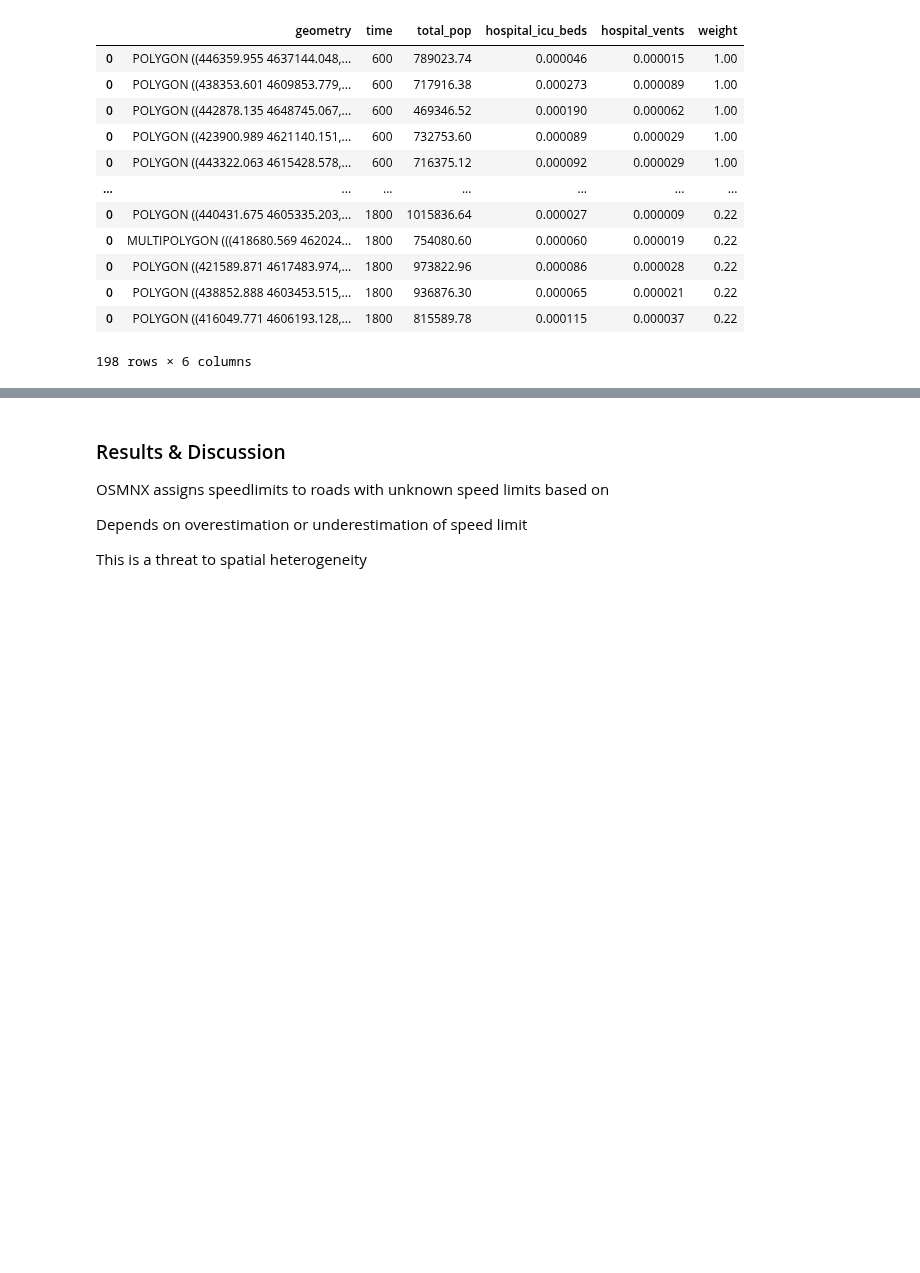
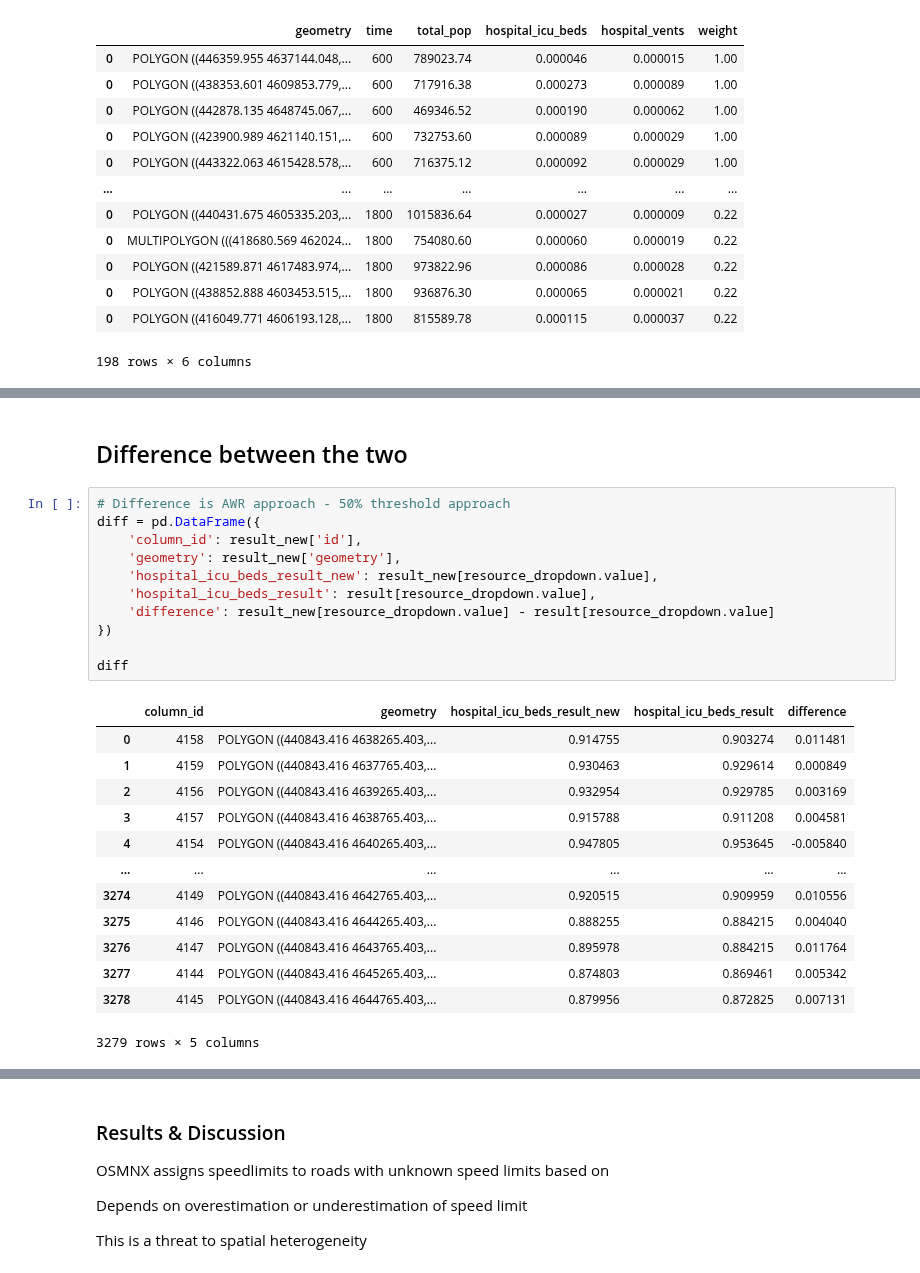
Before and after one commit to whprocter/RPr-Kang-2020, a Jupyter notebook: procedure/code/03-COVID-19Acc-Reanalysis.ipynb, the cells around one changed output, grey strips where cells are left out. Cells and saved outputs as stored; diff of their text form; blank space fills up the shorter version.

Commit message:
Difference

```diff
--- a/procedure/code/03-COVID-19Acc-Reanalysis.ipynb
+++ b/procedure/code/03-COVID-19Acc-Reanalysis.ipynb
@@ -1036,0 +1050,27 @@ result_new.head()
+# %% [markdown]
+## Difference between the two
+# %%
+# Difference is AWR approach - 50% threshold approach
+diff = pd.DataFrame({
+    'column_id': result_new['id'],
+    'geometry': result_new['geometry'],
+    'hospital_icu_beds_result_new': result_new[resource_dropdown.value],
+    'hospital_icu_beds_result': result[resource_dropdown.value],
+    'difference': result_new[resource_dropdown.value] - result[resource_dropdown.value]
+})
+
+diff
+# %% [output]
+|  | column_id | geometry | hospital_icu_beds_result_new | hospital_icu_beds_result | difference |
+| 0 | 4158 | POLYGON ((440843.416 4638265.403,... | 0.914755 | 0.903274 | 0.011481 |
+| 1 | 4159 | POLYGON ((440843.416 4637765.403,... | 0.930463 | 0.929614 | 0.000849 |
+| 2 | 4156 | POLYGON ((440843.416 4639265.403,... | 0.932954 | 0.929785 | 0.003169 |
+| 3 | 4157 | POLYGON ((440843.416 4638765.403,... | 0.915788 | 0.911208 | 0.004581 |
+| 4 | 4154 | POLYGON ((440843.416 4640265.403,... | 0.947805 | 0.953645 | -0.005840 |
+| ... | ... | ... | ... | ... | ... |
+| 3274 | 4149 | POLYGON ((440843.416 4642765.403,... | 0.920515 | 0.909959 | 0.010556 |
+| 3275 | 4146 | POLYGON ((440843.416 4644265.403,... | 0.888255 | 0.884215 | 0.004040 |
+| 3276 | 4147 | POLYGON ((440843.416 4643765.403,... | 0.895978 | 0.884215 | 0.011764 |
+| 3277 | 4144 | POLYGON ((440843.416 4645265.403,... | 0.874803 | 0.869461 | 0.005342 |
+| 3278 | 4145 | POLYGON ((440843.416 4644765.403,... | 0.879956 | 0.872825 | 0.007131 |
+3279 rows × 5 columns
```
Also changed, not shown: parts of 19 cells of this notebook.
